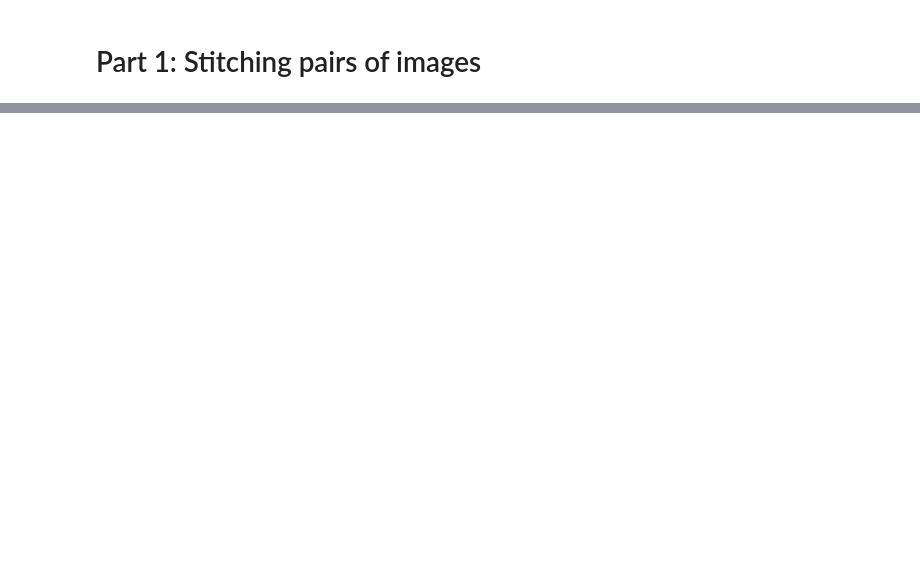
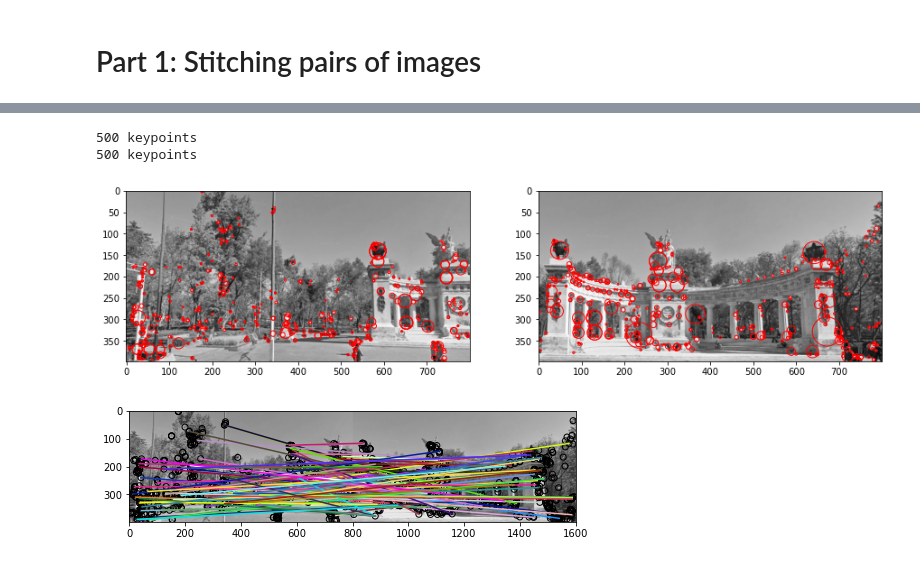
Before and after one commit to liuyenting/ECE549-Fall2021, a Jupyter notebook: MP3/Part1.ipynb, the cells around one changed output, grey strips where cells are left out. Saved outputs shown, nothing was run; the diff lists cells and outputs as text; code cells hidden in the pictures; blank space fills up the shorter version.

```diff
--- a/MP3/Part1.ipynb
+++ b/MP3/Part1.ipynb
@@ -240,13 +201,0 @@ for i, image in enumerate(images):
-# %%
-from skimage.feature import ORB
-
-im = imread("left.jpg", as_gray=True)
-
-detector = ORB(n_keypoints=100)
-detector.detect_and_extract(im)
-
-keypoints, descriptors = detector.keypoints, detector.descriptors
-print(descriptors[0])
-fig, ax = plt.subplots()
-ax.imshow(im, cmap='gray')
-ax.scatter(keypoints[:, 1], keypoints[:, 0], facecolors='none', edgecolors='k')
@@ -273,2 +245,61 @@ ax.scatter(keypoints[:, 1], keypoints[:, 0], facecolors='none', edgecolors='k')
+# %%
+# test SIFT
+import heapq
+from matplotlib.patches import Circle
+from scipy.spatial.distance import cdist
+from skimage.feature import plot_matches
+
+images = [imread(f"{name}.jpg", as_gray=True) for name in ("left", "right")]
+
+n_features = 500
+detector = SIFT(n_features=n_features)
+
+fig, ax = plt.subplots(1, 2, figsize=(15, 6))
+keypoints = []
+descriptors = []
+for i, image in enumerate(images):
+    detector.detect(image)
+    keypoints.append(detector.keypoints)
+    print(f"{len(detector.keypoints)} keypoints")
+
+    detector.extract(image)
+    descriptors.append(detector.descriptors)
+
+    ax[i].set_aspect("equal")
+    ax[i].imshow(image, cmap="gray")
+    for (y, x), raw in zip(detector.keypoints, detector.keypoints_):
+        circ = Circle((x, y), raw.size, color="r", fill=False)
+        ax[i].add_patch(circ)
+
+# calculate pairwise distance
+distance = cdist(descriptors[0], descriptors[1], metric="sqeuclidean")
+# pick top N matches for each point
+n_matches = 100
+n_partitions = 10
+index_list = np.argpartition(distance, n_partitions)[:, :n_partitions]
+index_list = np.take_along_axis(
+    index_list, np.argsort(np.take_along_axis(distance, index_list, axis=-1)), axis=-1
+)
+# find top N matches pairs
+matches_heap = []
+for m0, index in enumerate(index_list):
+    m1 = index[0]
+    if m0 > index[0]:
+        m0, m1 = m1, m0
+    heapq.heappush(matches_heap, (distance[m0, m1], m0, m1))
+# NOTE this does not guarantee unique points
+matches = [heapq.heappop(matches_heap)[1:] for _ in range(n_matches)]
+matches = np.array(matches)
+
+matches.shape
+
+# DEBUG temporary show matches
+fig, ax = plt.subplots(figsize=(8, 6))
+plot_matches(ax, images[0], images[1], keypoints[0], keypoints[1], matches)
+# %% [output]
+500 keypoints
+500 keypoints
+[figure, added]
+[figure, added]
 # %%
 # Provided code - nothing to change here
```
Also changed, not shown: parts of 6 cells of this notebook.
